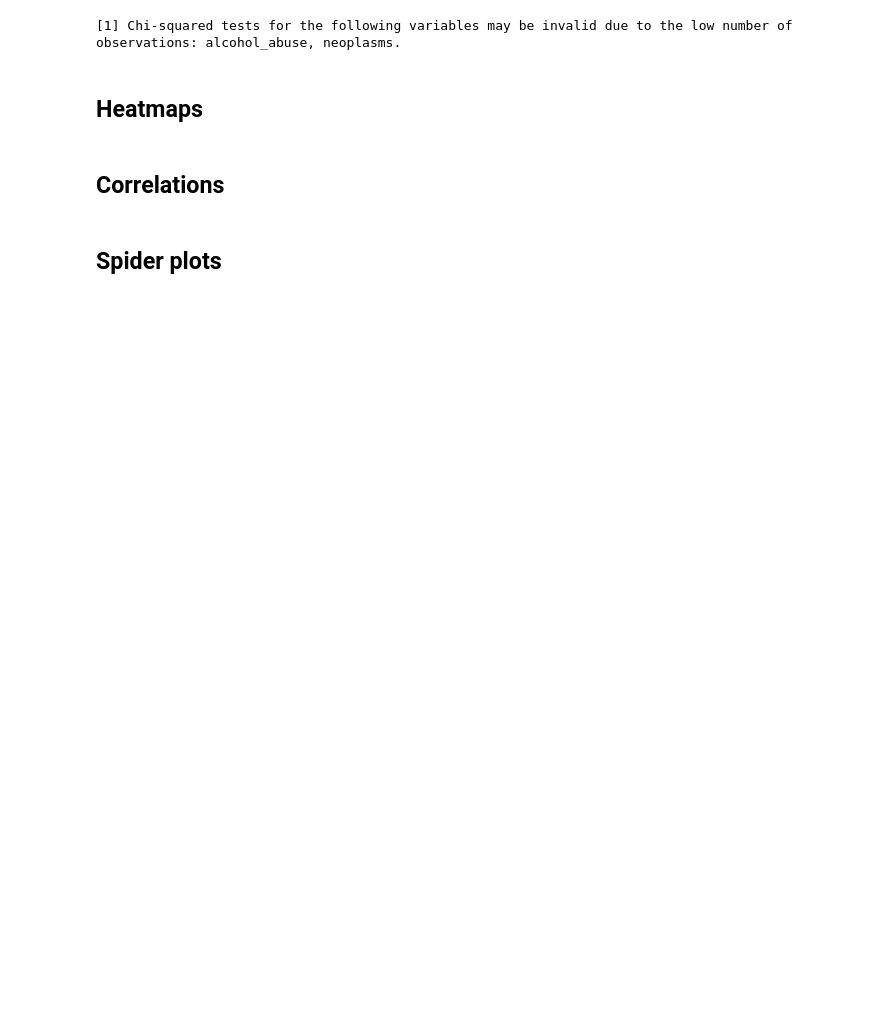
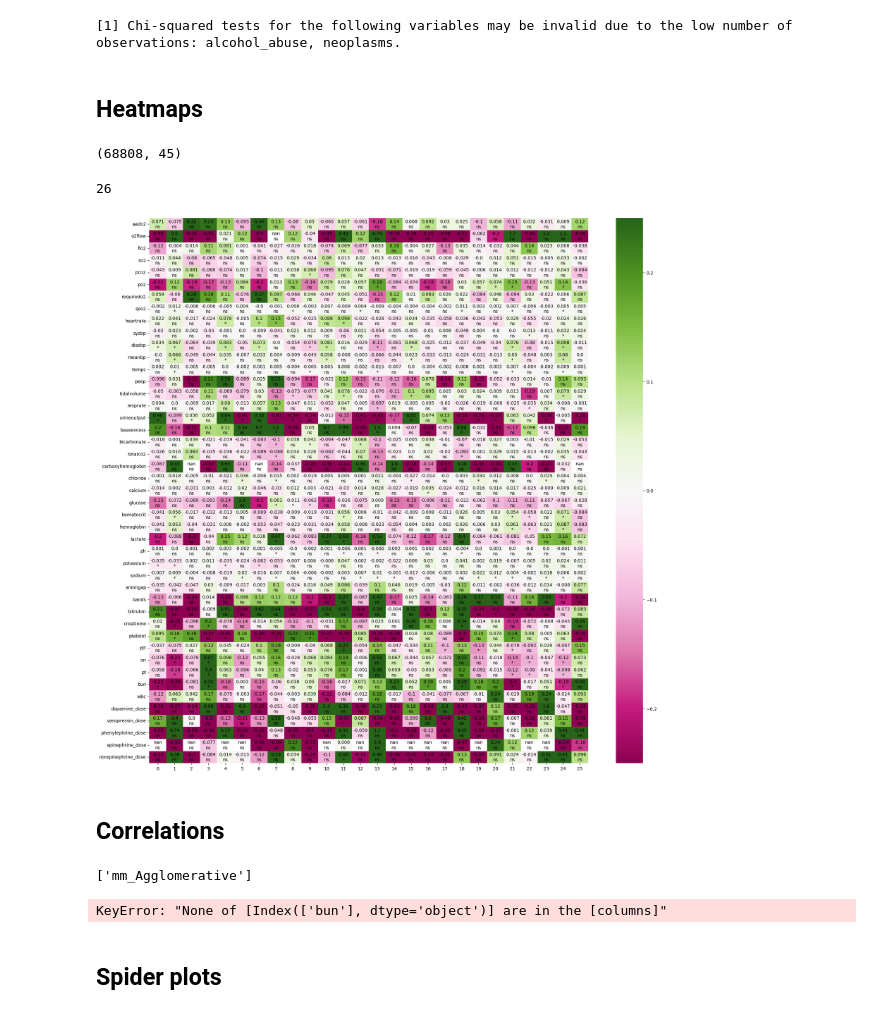
Before and after one commit to MariaBampaAI/patient_clustering_EHR, a Jupyter notebook: tests_angus.ipynb, the cells around one changed output. Saved outputs shown, nothing was run; the diff lists cells and outputs as text; code cells hidden in the pictures; blank space fills up the shorter version.

Commit message:
heatmap and correlations

```diff
--- a/tests_angus.ipynb
+++ b/tests_angus.ipynb
@@ -1238,3 +1195,7 @@ table
 #                          ['blood_and_blood_forming', 'neoplasms'], ['mental']], labels_[0], custom_colors)
 # %% [markdown]
 ## Heatmaps
+# %%
+time_series_3d_df.shape
+# %% [output]
+(68808, 45)
@@ -1241,2 +1210,26 @@ table
+# %%
+time_series_3d_df = time_series_3d_df[['aado2', 'o2flow', 'fio2',  'so2',  'pco2',  'po2', 'requiredo2', 'spo2',
+                   'heartrate', 'sysbp', 'diasbp',  'meanbp',
+                   'tempc', 'peep',  'tidalvolume', 'resprate', 'urineoutput',
+                   'baseexcess', 'bicarbonate',  'totalco2', 'carboxyhemoglobin', 'chloride', 'calcium', 'glucose', 'hematocrit', 'hemoglobin', \
+                   'lactate', 'ph', 'potassium', 'sodium', 'aniongap',
+                   'bands',  'bilirubin', 'creatinine', 'platelet', 'ptt', 'inr', 'pt', 'bun', \
+                   'wbc', 'dopamine_dose',  'vasopressin_dose', 'phenylephrine_dose', 'epinephrine_dose', 'norepinephrine_dose']]
+# %%
+significance, differences, mp = clustering_helpers.timeseries_heatmap(all_labels[labels_], time_series_3d_df, clustering_algorithm='agglomerative', heatmap=True)
+# %% [output]
+26
+[figure, added]
 # %% [markdown]
 ## Correlations
+# %%
+labels_
+# %% [output]
+['mm_Agglomerative']
+# %%
+warnings.filterwarnings("ignore")
+feature_columns_to_check = ['bun']
+mortality_columns_to_check = ['hospital_expire_flag', 'thirtyday_expire_flag', 'mort_icu', 'mort_hosp']
+result = clustering_helpers.calculate_cluster_correlation_multiple_features(temp, labels_[0], feature_columns_to_check, sepsis3, mortality_columns_to_check)
+# %% [output]
+KeyError: "None of [Index(['bun'], dtype='object')] are in the [columns]"
```
Also changed, not shown: parts of 13 cells of this notebook, 1 other file.
